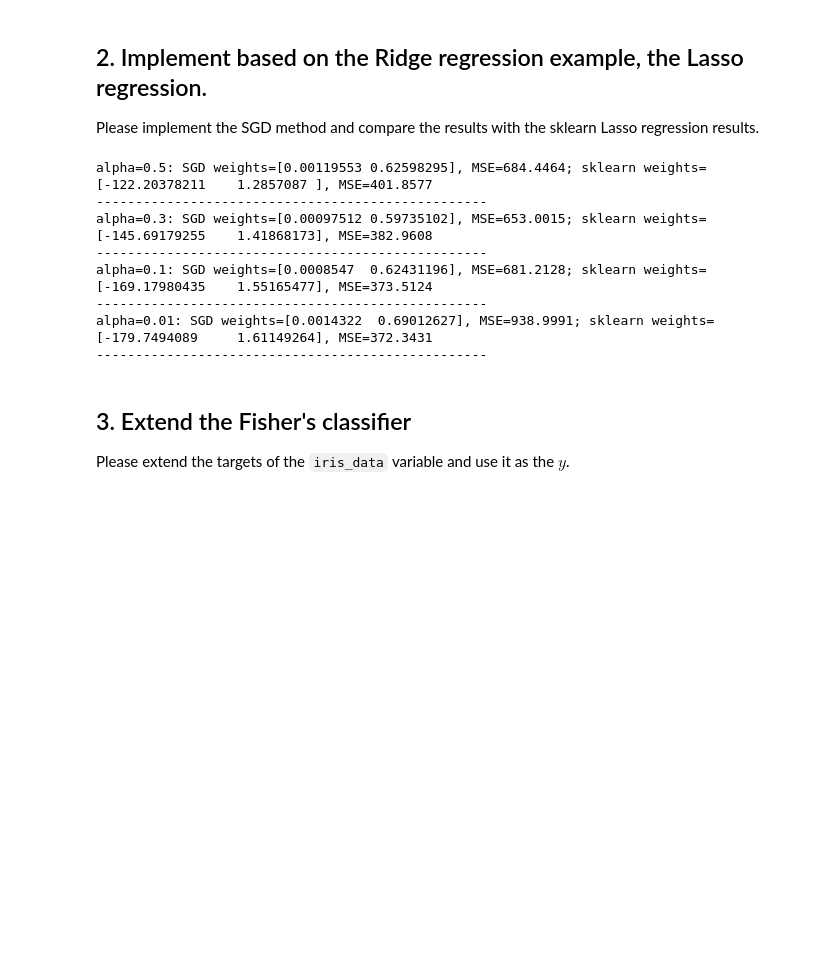
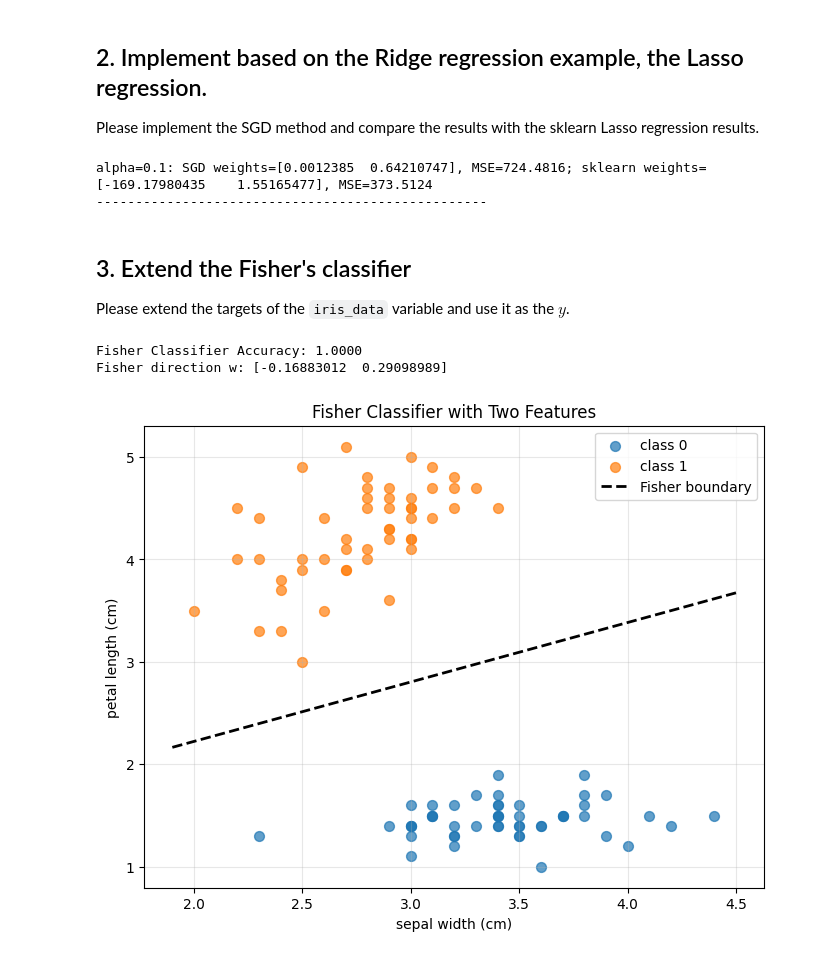
Before and after one commit to majowyporanek/machine_learning_2026, a Jupyter notebook: linear/026_Exercises.ipynb, the cells around one changed output. Cells and saved outputs as stored; diff of their text form; code cells hidden in the pictures; blank space fills up the shorter version.

Commit message:
git commit -m "fix: Complete 026 exercises (ridge, lasso, fisher)"

```diff
--- a/linear/026_Exercises.ipynb
+++ b/linear/026_Exercises.ipynb
@@ -81,22 +81,17 @@ y = np.array([141, 106, 149, 59, 79, 136, 65, 136, 52, 87, 115, 140, 82, 69, 121
 x = np.asmatrix(np.c_[np.ones((15,1)),x])
 
 I = np.identity(2)
-alpha = [0.5, 0.3, 0.1, 0.01]
+alpha = 0.1
 
 
-for alpha in alphas:
-    w_sgd, w_sklearn, mse_sgd, mse_sklearn = sgd(alpha)
-    print(f"alpha={alpha}: SGD weights={w_sgd}, MSE={mse_sgd:.4f}; sklearn weights={w_sklearn}, MSE={mse_sklearn:.4f}")
-    print("-" * 50)
+w_sgd, w_sklearn, mse_sgd, mse_sklearn = sgd(alpha)
+w=w.ravel()
+
+print(f"alpha={alpha}: SGD weights={w_sgd}, MSE={mse_sgd:.4f}; sklearn weights={w_sklearn}, MSE={mse_sklearn:.4f}")
+print("-" * 50)
 # %% [output]
-alpha=0.5: SGD weights=[0.00119553 0.62598295], MSE=684.4464; sklearn weights=[-122.20378211    1.2857087 ], MSE=401.8577
+alpha=0.1: SGD weights=[0.0012385  0.64210747], MSE=724.4816; sklearn weights=[-169.17980435    1.55165477], MSE=373.5124
 --------------------------------------------------
-alpha=0.3: SGD weights=[0.00097512 0.59735102], MSE=653.0015; sklearn weights=[-145.69179255    1.41868173], MSE=382.9608
---------------------------------------------------
-alpha=0.1: SGD weights=[0.0008547  0.62431196], MSE=681.2128; sklearn weights=[-169.17980435    1.55165477], MSE=373.5124
---------------------------------------------------
-alpha=0.01: SGD weights=[0.0014322  0.69012627], MSE=938.9991; sklearn weights=[-179.7494089     1.61149264], MSE=372.3431
---------------------------------------------------
 # %% [markdown]
 ## 3. Extend the Fisher's classifier
 
@@ -125,3 +120,60 @@ b = mean_y - a * mean_x
 
 
 y_pred = a * x + b
+# %%
+# Two features for Fisher classifier
+X = iris_df[['sepal width (cm)', 'petal length (cm)']].values
+y = iris_data.target
+
+# Fisher LDA: binary classification (classes 0 vs 1)
+mask = y < 2
+X = X[mask]
+y = y[mask]
+
+# Separate by class
+X0 = X[y == 0]
+X1 = X[y == 1]
+
+# Class means
+m0 = X0.mean(axis=0)
+m1 = X1.mean(axis=0)
+
+# Within-class scatter
+S0 = (X0 - m0).T @ (X0 - m0)
+S1 = (X1 - m1).T @ (X1 - m1)
+Sw = S0 + S1
+
+# Fisher direction
+w = np.linalg.solve(Sw, (m1 - m0))
+
+# Decision threshold
+t = 0.5 * (m0 @ w + m1 @ w)
+
+# Predictions
+z = X @ w
+y_pred = (z >= t).astype(int)
+
+# Accuracy
+accuracy = np.mean(y_pred == y)
+print(f'Fisher Classifier Accuracy: {accuracy:.4f}')
+print(f'Fisher direction w: {w}')
+
+# Plot decision boundary
+plt.figure(figsize=(8, 6))
+plt.scatter(X0[:, 0], X0[:, 1], label='class 0', alpha=0.7, s=50)
+plt.scatter(X1[:, 0], X1[:, 1], label='class 1', alpha=0.7, s=50)
+
+x1_line = np.linspace(X[:, 0].min() - 0.1, X[:, 0].max() + 0.1, 200)
+x2_line = (t - w[0] * x1_line) / w[1]
+plt.plot(x1_line, x2_line, 'k--', linewidth=2, label='Fisher boundary')
+
+plt.xlabel('sepal width (cm)')
+plt.ylabel('petal length (cm)')
+plt.title('Fisher Classifier with Two Features')
+plt.legend()
+plt.grid(True, alpha=0.3)
+plt.show()
+# %% [output]
+Fisher Classifier Accuracy: 1.0000
+Fisher direction w: [-0.16883012  0.29098989]
+[figure, added]
```
